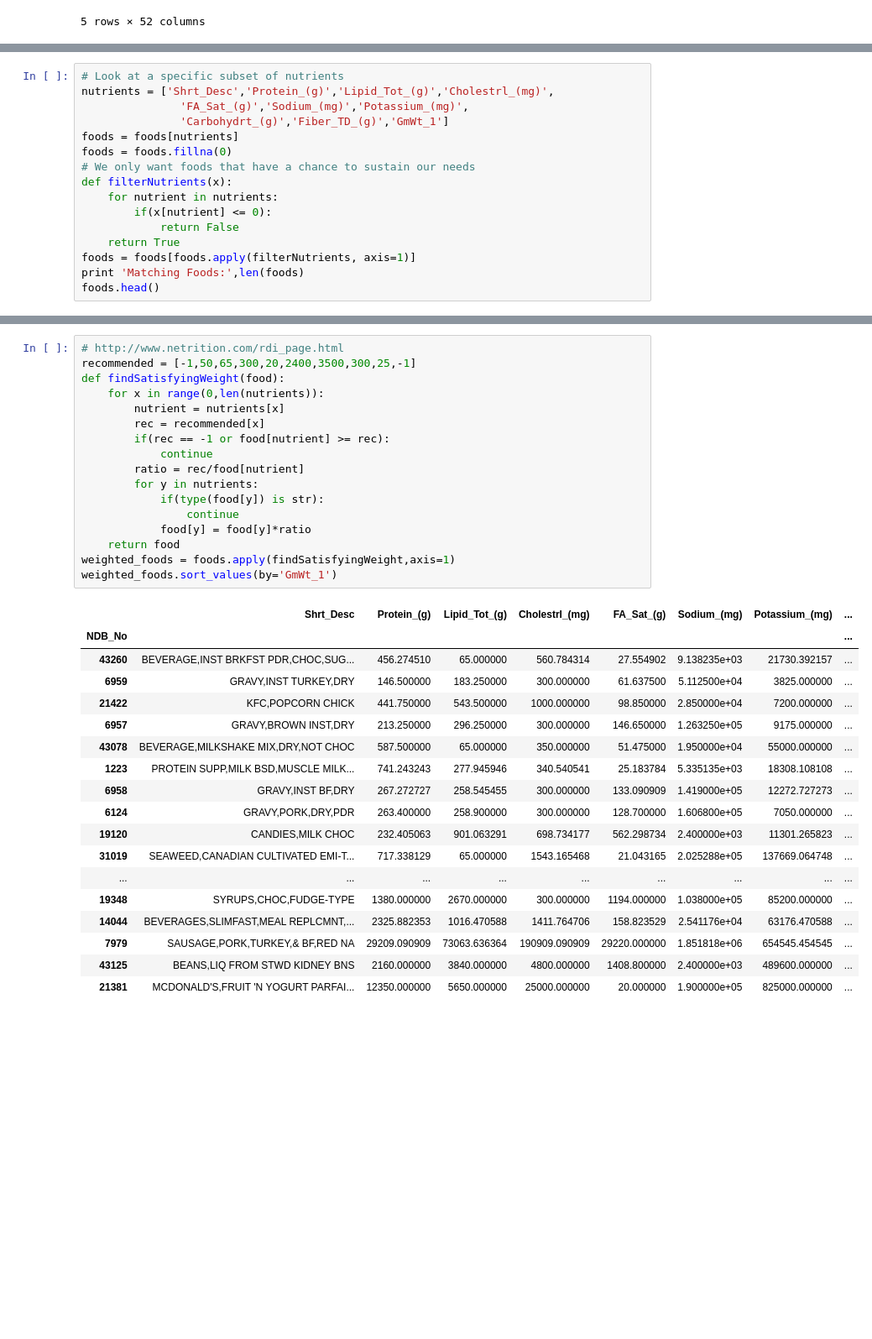
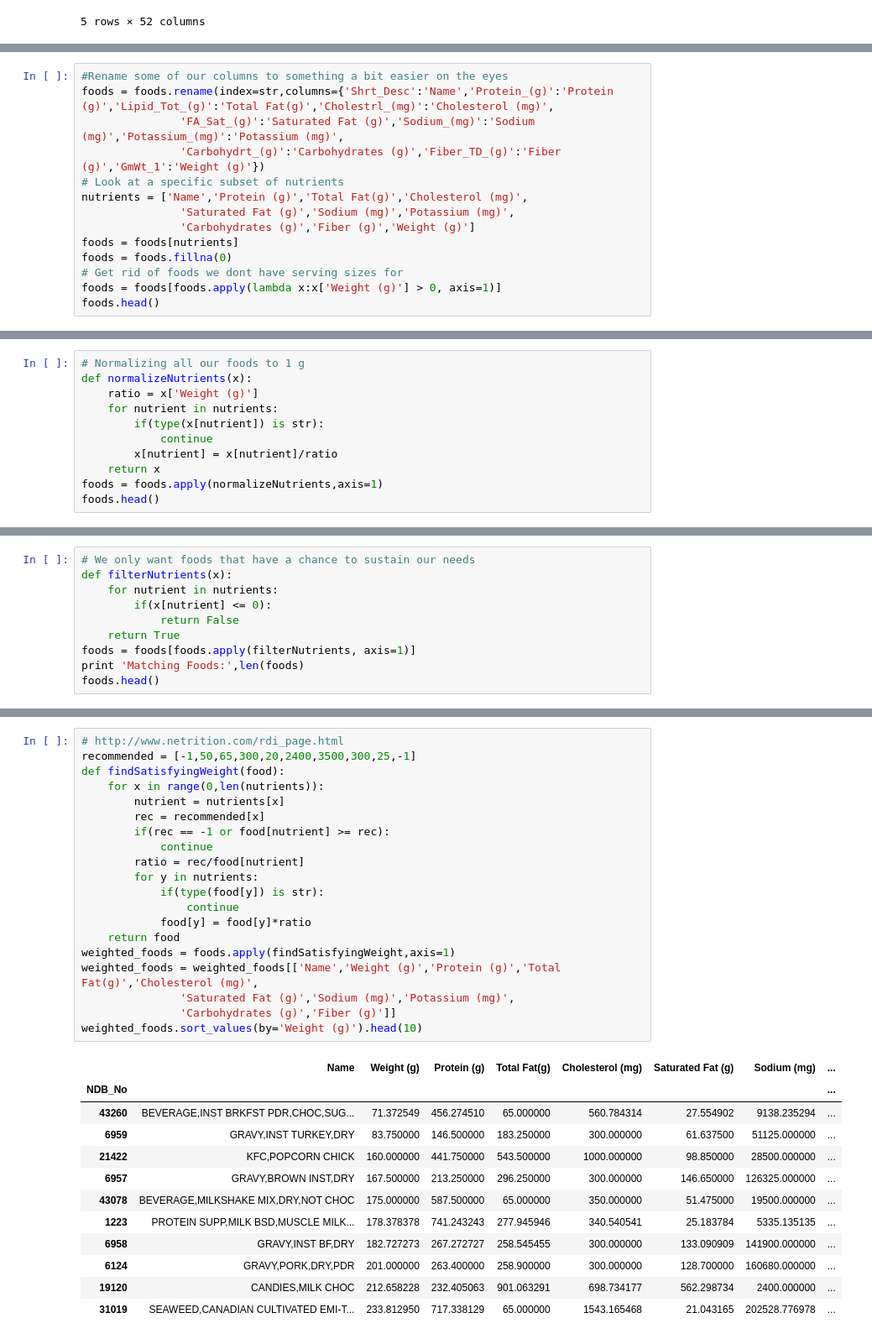
Before and after one commit to jaideng123/FoodDude, a Jupyter notebook: Food Dude.ipynb, the cells around one changed output, grey strips where cells are left out. Shown at 84% size. Cells and saved outputs as stored; diff of their text form; blank space fills up the shorter version.

```diff
--- a/Food Dude.ipynb
+++ b/Food Dude.ipynb
@@ -19,0 +26,14 @@ foods.head()
+# %%
+#Rename some of our columns to something a bit easier on the eyes
+foods = foods.rename(index=str,columns={'Shrt_Desc':'Name','Protein_(g)':'Protein (g)','Lipid_Tot_(g)':'Total Fat(g)','Cholestrl_(mg)':'Cholesterol (mg)',
+               'FA_Sat_(g)':'Saturated Fat (g)','Sodium_(mg)':'Sodium (mg)','Potassium_(mg)':'Potassium (mg)',
+               'Carbohydrt_(g)':'Carbohydrates (g)','Fiber_TD_(g)':'Fiber (g)','GmWt_1':'Weight (g)'})
+# Look at a specific subset of nutrients
+nutrients = ['Name','Protein (g)','Total Fat(g)','Cholesterol (mg)',
+               'Saturated Fat (g)','Sodium (mg)','Potassium (mg)',
+               'Carbohydrates (g)','Fiber (g)','Weight (g)']
+foods = foods[nutrients]
+foods = foods.fillna(0)
+# Get rid of foods we dont have serving sizes for
+foods = foods[foods.apply(lambda x:x['Weight (g)'] > 0, axis=1)]
+foods.head()
@@ -19,0 +50,11 @@ foods.head()
+# %%
+# Normalizing all our foods to 1 g
+def normalizeNutrients(x):
+    ratio = x['Weight (g)']
+    for nutrient in nutrients:
+        if(type(x[nutrient]) is str):
+            continue
+        x[nutrient] = x[nutrient]/ratio
+    return x
+foods = foods.apply(normalizeNutrients,axis=1)
+foods.head()
@@ -20,10 +74,4 @@ foods.head()
 # %%
-# Look at a specific subset of nutrients
-nutrients = ['Shrt_Desc','Protein_(g)','Lipid_Tot_(g)','Cholestrl_(mg)',
-               'FA_Sat_(g)','Sodium_(mg)','Potassium_(mg)',
-               'Carbohydrt_(g)','Fiber_TD_(g)','GmWt_1']
-foods = foods[nutrients]
-foods = foods.fillna(0)
 # We only want foods that have a chance to sustain our needs
 def filterNutrients(x):
     for nutrient in nutrients:
@@ -66,36 +96,33 @@ foods.head()
 # %%
 # http://www.netrition.com/rdi_page.html
 recommended = [-1,50,65,300,20,2400,3500,300,25,-1]
 def findSatisfyingWeight(food):
     for x in range(0,len(nutrients)):
         nutrient = nutrients[x]
         rec = recommended[x]
         if(rec == -1 or food[nutrient] >= rec):
             continue
         ratio = rec/food[nutrient]
         for y in nutrients:
             if(type(food[y]) is str):
                 continue
             food[y] = food[y]*ratio
     return food
 weighted_foods = foods.apply(findSatisfyingWeight,axis=1)
-weighted_foods.sort_values(by='GmWt_1')
+weighted_foods = weighted_foods[['Name','Weight (g)','Protein (g)','Total Fat(g)','Cholesterol (mg)',
+               'Saturated Fat (g)','Sodium (mg)','Potassium (mg)',
+               'Carbohydrates (g)','Fiber (g)']]
+weighted_foods.sort_values(by='Weight (g)').head(10)
 # %% [output]
-|  | Shrt_Desc | Protein_(g) | Lipid_Tot_(g) | Cholestrl_(mg) | FA_Sat_(g) | Sodium_(mg) | Potassium_(mg) | ... |
+|  | Name | Weight (g) | Protein (g) | Total Fat(g) | Cholesterol (mg) | Saturated Fat (g) | Sodium (mg) | ... |
 | NDB_No |  |  |  |  |  |  |  | ... |
-| 43260 | BEVERAGE,INST BRKFST PDR,CHOC,SUG... | 456.274510 | 65.000000 | 560.784314 | 27.554902 | 9.138235e+03 | 21730.392157 | ... |
-| 6959 | GRAVY,INST TURKEY,DRY | 146.500000 | 183.250000 | 300.000000 | 61.637500 | 5.112500e+04 | 3825.000000 | ... |
-| 21422 | KFC,POPCORN CHICK | 441.750000 | 543.500000 | 1000.000000 | 98.850000 | 2.850000e+04 | 7200.000000 | ... |
-| 6957 | GRAVY,BROWN INST,DRY | 213.250000 | 296.250000 | 300.000000 | 146.650000 | 1.263250e+05 | 9175.000000 | ... |
-| 43078 | BEVERAGE,MILKSHAKE MIX,DRY,NOT CHOC | 587.500000 | 65.000000 | 350.000000 | 51.475000 | 1.950000e+04 | 55000.000000 | ... |
-| 1223 | PROTEIN SUPP,MILK BSD,MUSCLE MILK... | 741.243243 | 277.945946 | 340.540541 | 25.183784 | 5.335135e+03 | 18308.108108 | ... |
-| 6958 | GRAVY,INST BF,DRY | 267.272727 | 258.545455 | 300.000000 | 133.090909 | 1.419000e+05 | 12272.727273 | ... |
-| 6124 | GRAVY,PORK,DRY,PDR | 263.400000 | 258.900000 | 300.000000 | 128.700000 | 1.606800e+05 | 7050.000000 | ... |
-| 19120 | CANDIES,MILK CHOC | 232.405063 | 901.063291 | 698.734177 | 562.298734 | 2.400000e+03 | 11301.265823 | ... |
-| 31019 | SEAWEED,CANADIAN CULTIVATED EMI-T... | 717.338129 | 65.000000 | 1543.165468 | 21.043165 | 2.025288e+05 | 137669.064748 | ... |
-| ... | ... | ... | ... | ... | ... | ... | ... | ... |
-| 19348 | SYRUPS,CHOC,FUDGE-TYPE | 1380.000000 | 2670.000000 | 300.000000 | 1194.000000 | 1.038000e+05 | 85200.000000 | ... |
-| 14044 | BEVERAGES,SLIMFAST,MEAL REPLCMNT,... | 2325.882353 | 1016.470588 | 1411.764706 | 158.823529 | 2.541176e+04 | 63176.470588 | ... |
-| 7979 | SAUSAGE,PORK,TURKEY,& BF,RED NA | 29209.090909 | 73063.636364 | 190909.090909 | 29220.000000 | 1.851818e+06 | 654545.454545 | ... |
-| 43125 | BEANS,LIQ FROM STWD KIDNEY BNS | 2160.000000 | 3840.000000 | 4800.000000 | 1408.800000 | 2.400000e+03 | 489600.000000 | ... |
-| 21381 | MCDONALD'S,FRUIT 'N YOGURT PARFAI... | 12350.000000 | 5650.000000 | 25000.000000 | 20.000000 | 1.900000e+05 | 825000.000000 | ... |
+| 43260 | BEVERAGE,INST BRKFST PDR,CHOC,SUG... | 71.372549 | 456.274510 | 65.000000 | 560.784314 | 27.554902 | 9138.235294 | ... |
+| 6959 | GRAVY,INST TURKEY,DRY | 83.750000 | 146.500000 | 183.250000 | 300.000000 | 61.637500 | 51125.000000 | ... |
+| 21422 | KFC,POPCORN CHICK | 160.000000 | 441.750000 | 543.500000 | 1000.000000 | 98.850000 | 28500.000000 | ... |
+| 6957 | GRAVY,BROWN INST,DRY | 167.500000 | 213.250000 | 296.250000 | 300.000000 | 146.650000 | 126325.000000 | ... |
+| 43078 | BEVERAGE,MILKSHAKE MIX,DRY,NOT CHOC | 175.000000 | 587.500000 | 65.000000 | 350.000000 | 51.475000 | 19500.000000 | ... |
+| 1223 | PROTEIN SUPP,MILK BSD,MUSCLE MILK... | 178.378378 | 741.243243 | 277.945946 | 340.540541 | 25.183784 | 5335.135135 | ... |
+| 6958 | GRAVY,INST BF,DRY | 182.727273 | 267.272727 | 258.545455 | 300.000000 | 133.090909 | 141900.000000 | ... |
+| 6124 | GRAVY,PORK,DRY,PDR | 201.000000 | 263.400000 | 258.900000 | 300.000000 | 128.700000 | 160680.000000 | ... |
+| 19120 | CANDIES,MILK CHOC | 212.658228 | 232.405063 | 901.063291 | 698.734177 | 562.298734 | 2400.000000 | ... |
+| 31019 | SEAWEED,CANADIAN CULTIVATED EMI-T... | 233.812950 | 717.338129 | 65.000000 | 1543.165468 | 21.043165 | 202528.776978 | ... |
```
Also changed, not shown: parts of 12 cells of this notebook, 1 other file.
